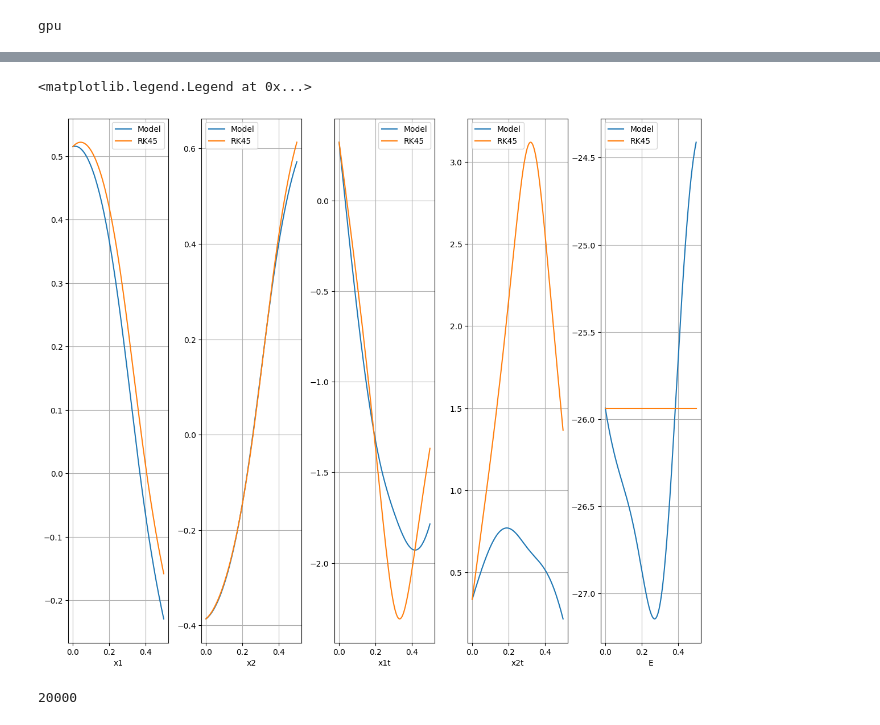
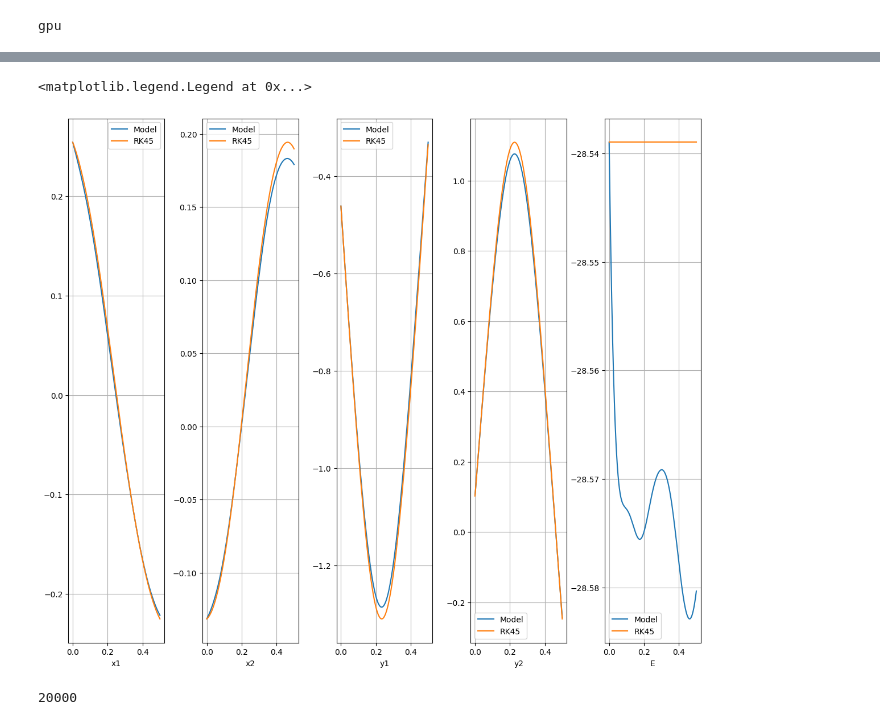
Before and after one commit to WasiimMK/CDeepONet, a Jupyter notebook: Linux/(2TERMS)(Test)TimeStepping_ParamsLBFGS_ConsBFGS_DoublePend.ipynb, the cells around one changed output, grey strips where cells are left out. Drawn from its saved outputs; the diff is of its cells as text; code cells hidden in the pictures.

Commit message:
Graph saved

```diff
--- a/Linux/(2TERMS)(Test)TimeStepping_ParamsLBFGS_ConsBFGS_DoublePend.ipynb
+++ b/Linux/(2TERMS)(Test)TimeStepping_ParamsLBFGS_ConsBFGS_DoublePend.ipynb
@@ -421,7 +431,7 @@ def Vtrain_network(params, des, sensors, epochs=100):
 
     print("batch size:", batch_size)
 
-    lr = 1e-3
+    lr = 1e-4
     optimizer = optax.adam(lr)
     opt_state = optimizer.init(params)
 
@@ -455,7 +465,7 @@ def Vtrain_network(params, des, sensors, epochs=100):
 
     return params, epoch_loss
 # %%
-Vdeeponet = VDeepONet(t0, tfinal, layers=4, units=40)
+Vdeeponet = VDeepONet(t0, tfinal, Emin, Emax, layers=4, units=40)
 
 t_init = jnp.full((10, 2), 1.0)
 u_init = jnp.full((10, 4), 1.0)
@@ -469,5 +479,5 @@ print(Vparam_count)
 # %%
-tree_info, shapes, Vparams_flat = flatten_pytree(Vparams)
-Vparams_flat = jnp.load("V_t0.5_5000_5000_ep_DP.npy")
-print(Vparams_flat.shape)
-Vparams = reconstruct_pytree(tree_info, shapes, Vparams_flat)
+# tree_info, shapes, Vparams_flat = flatten_pytree(Vparams)
+# Vparams_flat = jnp.load("V_t0.5_5000_5000_ep_DP.npy")
+# print(Vparams_flat.shape)
+# Vparams = reconstruct_pytree(tree_info, shapes, Vparams_flat)
@@ -476,6 +484,6 @@ Vparams = reconstruct_pytree(tree_info, shapes, Vparams_flat)
 # %%
-# epochs = 5000
-# Vparams, loss = Vtrain_network(Vparams, de_points, zsensors, epochs)
+epochs = 2500
+Vparams, loss = Vtrain_network(Vparams, de_points, zsensors, epochs)
 
-# plt.semilogy(loss)
-# plt.grid()
+plt.semilogy(loss)
+plt.grid()
@@ -488,32 +568,32 @@ t = np.linspace(t0, tfinal, n)
 
 x1_init = np.random.uniform(-np.pi/6, np.pi/6, size=(1,))
 x2_init = np.random.uniform(-np.pi/6, np.pi/6, size=(1,))
-x1t_init = np.random.uniform(-np.pi/6, np.pi/6, size=(1,))
-x2t_init = np.random.uniform(-np.pi/6, np.pi/6, size=(1,))
-E_init = calc_energy(x1_init, x2_init, x1t_init, x2t_init)
+y1_init = np.random.uniform(-np.pi/6, np.pi/6, size=(1,))
+y2_init = np.random.uniform(-np.pi/6, np.pi/6, size=(1,))
+E_init = calc_E(x1_init, x2_init, y1_init, y2_init)
 
-x1x2x1tx2t_data = np.column_stack([x1_init, x2_init, x1t_init, x2t_init])
-x1x2x1tx2t_data = np.reshape(x1x2x1tx2t_data, (-1,))
-x1x2x1tx2t_data = np.repeat(np.expand_dims(x1x2x1tx2t_data, axis=0), n, axis=0)
+model_data = np.column_stack([x1_init, x2_init, y1_init, y2_init])
+model_data = np.reshape(model_data, (-1,))
+model_data = np.repeat(np.expand_dims(model_data, axis=0), n, axis=0)
 
-t_data = t
 E_data =  np.reshape(E_init, (-1,))
 E_data = np.repeat(np.expand_dims(E_data, axis=0), n, axis=0)
+
 tE_data = np.column_stack([t, E_data])
 
-x1 = jax.vmap(Vvar_model, [0, 0, None, None])(tE_data, x1x2x1tx2t_data, 0, Vparams)
-x2 = jax.vmap(Vvar_model, [0, 0, None, None])(tE_data, x1x2x1tx2t_data, 1, Vparams)
-x1t = jax.vmap(Vvar_model, [0, 0, None, None])(tE_data, x1x2x1tx2t_data, 2, Vparams)
-x2t = jax.vmap(Vvar_model, [0, 0, None, None])(tE_data, x1x2x1tx2t_data, 3, Vparams)
-E = calc_energy(x1, x2, x1t, x2t)
+x1 = jax.vmap(Vvar_model, [0, 0, None, None])(tE_data, model_data, 0, Vparams)
+x2 = jax.vmap(Vvar_model, [0, 0, None, None])(tE_data, model_data, 1, Vparams)
+y1 = jax.vmap(Vvar_model, [0, 0, None, None])(tE_data, model_data, 2, Vparams)
+y2 = jax.vmap(Vvar_model, [0, 0, None, None])(tE_data, model_data, 3, Vparams)
+E = calc_E(x1, x2, y1, y2)
 
 t_rk = t
-x1x2x1tx2t_rk = np.column_stack([x1_init, x2_init, x1t_init, x2t_init])
-x1x2x1tx2t_rk = np.reshape(x1x2x1tx2t_rk, (-1,))
+data_rk = np.column_stack([x1_init, x2_init, y1_init, y2_init])
+data_rk = np.reshape(data_rk, (-1,))
 
-sol_rk = odeint(doublePendulum, x1x2x1tx2t_rk, t_rk, rtol = 1e-13, atol = 1e-13)
-x1_rk, x2_rk, x1t_rk, x2t_rk = sol_rk[:, 0], sol_rk[:, 1], sol_rk[:, 2], sol_rk[:, 3]
-E_rk = calc_energy(x1_rk, x2_rk, x1t_rk, x2t_rk)
+sol_rk = odeint(doublePendulum, data_rk, t_rk, rtol = 1e-13, atol = 1e-13)
+x1_rk, x2_rk, y1_rk, y2_rk = sol_rk[:, 0], sol_rk[:, 1], sol_rk[:, 2], sol_rk[:, 3]
+E_rk = calc_E(x1_rk, x2_rk, y1_rk, y2_rk)
 
 fig = plt.figure(figsize=(12, 10))
 
@@ -525,40 +605,40 @@ plt.xlabel("x1")
 plt.grid()
 plt.legend()
 
 plt.subplot(1, 5, 2)
 plt.tight_layout()
 plt.plot(t, x2, label = 'Model')
 plt.plot(t, x2_rk, label = 'RK45')
 plt.xlabel("x2")
 plt.grid()
 plt.legend()
 
 plt.subplot(1, 5, 3)
 plt.tight_layout()
-plt.plot(t, x1t, label = 'Model')
-plt.plot(t, x1t_rk, label = 'RK45')
-plt.xlabel("x1t")
+plt.plot(t, y1, label = 'Model')
+plt.plot(t, y1_rk, label = 'RK45')
+plt.xlabel("y1")
 plt.grid()
 plt.legend()
 
 plt.subplot(1, 5, 4)
 plt.tight_layout()
-plt.plot(t, x2t, label = 'Model')
-plt.plot(t, x2t_rk, label = 'RK45')
-plt.xlabel("x2t")
+plt.plot(t, y2, label = 'Model')
+plt.plot(t, y2_rk, label = 'RK45')
+plt.xlabel("y2")
 plt.grid()
 plt.legend()
 
 plt.subplot(1, 5, 5)
 plt.tight_layout()
 plt.plot(t, E, label = 'Model')
 plt.plot(t, E_rk, label = 'RK45')
 plt.xlabel("E")
 plt.grid()
 plt.legend()
 # %% [output]
 <matplotlib.legend.Legend at 0x...>
-[figure, old version]
+[figure, new version]
 # %%
 class DeepONet(nn.Module):
 
```
Also changed, not shown: parts of 30 cells of this notebook, 3 other files.
